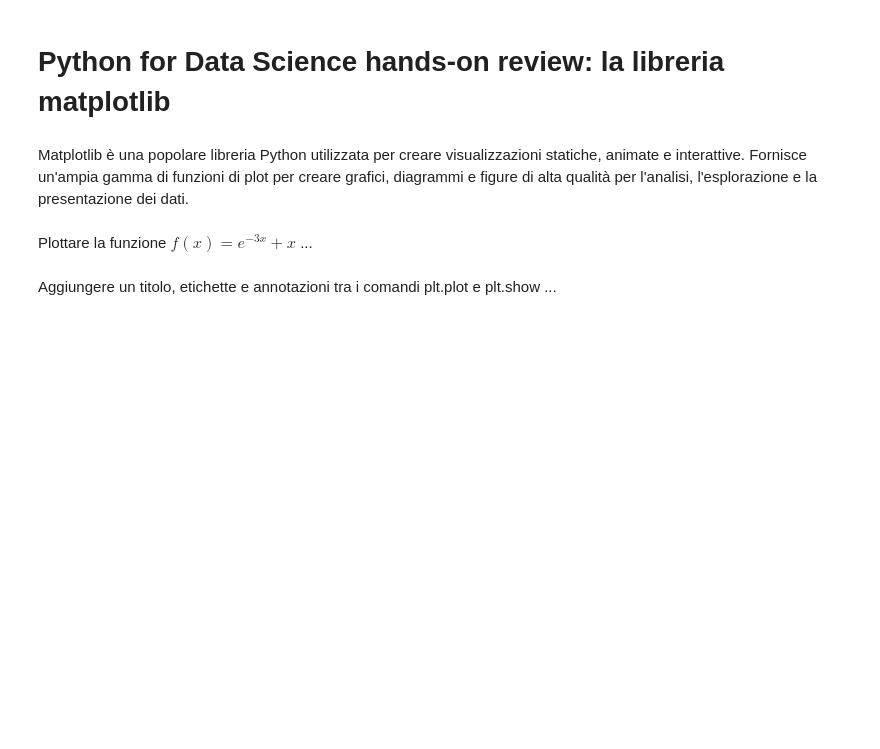
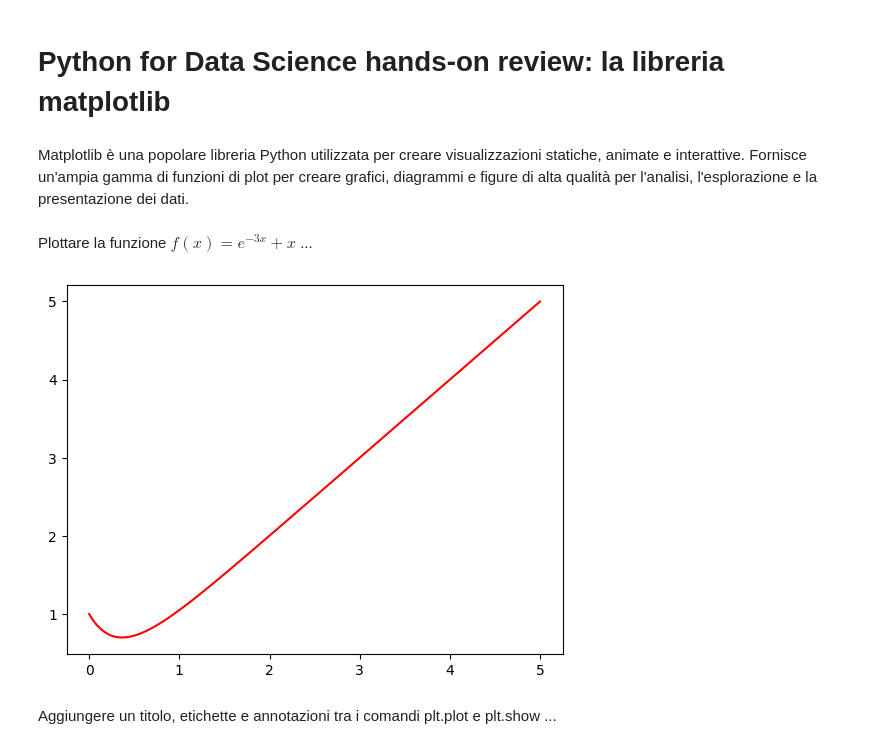
Before and after one commit to emamanni/AnalisiDeiDati_25-26, a Jupyter notebook: 06_LaLibreriaMatplotlib.ipynb, the cells around one changed output. Cells and saved outputs as stored; diff of their text form; code cells hidden in the pictures; blank space fills up the shorter version.

```diff
--- a/06_LaLibreriaMatplotlib.ipynb
+++ b/06_LaLibreriaMatplotlib.ipynb
@@ -6,5 +6,15 @@
 Matplotlib è una popolare libreria Python utilizzata per creare visualizzazioni statiche, animate e interattive. Fornisce un'ampia gamma di funzioni di plot per creare grafici, diagrammi e figure di alta qualità per l'analisi, l'esplorazione e la presentazione dei dati.
 # %% [markdown]
 Plottare la funzione $f(x) = e^{-3x} + x$ ...
+# %%
+import numpy as np
+import matplotlib.pyplot as plt
+
+x = np.linspace(0, 5, 1000)
+y = np.exp(-3*x) + x
+plt.plot(x, y, 'red')
+plt.show()
+# %% [output]
+[figure, added]
 # %% [markdown]
 Aggiungere un titolo, etichette e annotazioni tra i comandi plt.plot e plt.show ...
```
Also changed, not shown: parts of 6 cells of this notebook.
